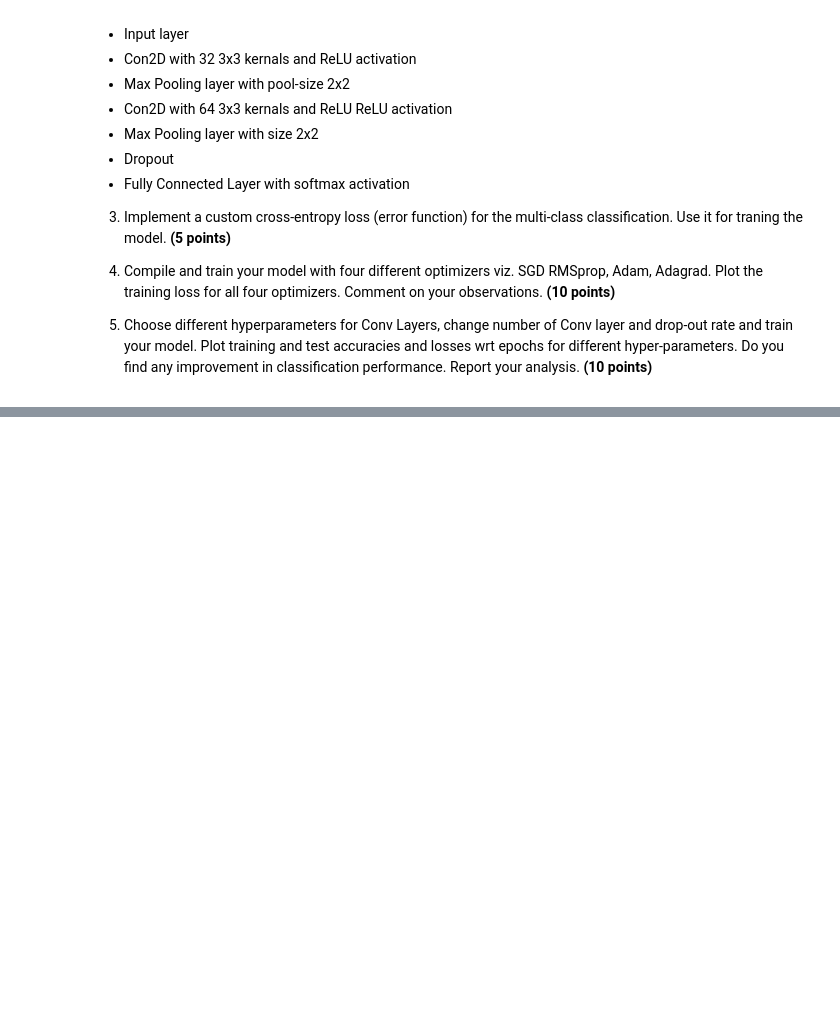
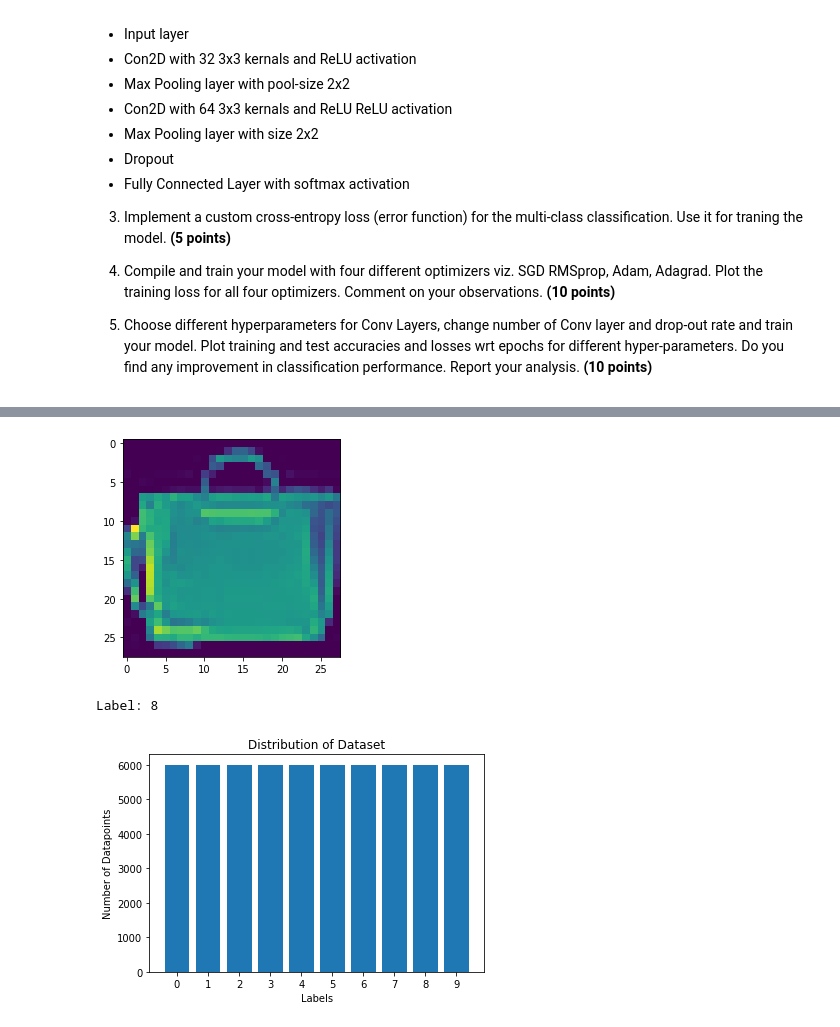
Before and after one commit to sagalpreet/Machine-Learning-CS503, a Jupyter notebook: assignment-3/SAGALPREET_SINGH_CS_503_ML_(2022)_Lab3.ipynb, the cells around one changed output, grey strips where cells are left out. Drawn from its saved outputs; the diff is of its cells as text; code cells hidden in the pictures; blank space fills up the shorter version.

```diff
--- a/assignment-3/SAGALPREET_SINGH_CS_503_ML_(2022)_Lab3.ipynb
+++ b/assignment-3/SAGALPREET_SINGH_CS_503_ML_(2022)_Lab3.ipynb
@@ -484,0 +590,52 @@ fashion_data
+# %%
+#Dataset Exploration
+
+'''
+0: T-shirt/top
+1: Trouser
+2: Pullover
+3: Dress
+4: Coat
+5: Sandal
+6: Shirt
+7: Sneaker
+8: Bag
+9: Ankle boot
+
+'''
+
+from tensorflow.keras.utils import to_categorical
+
+(train_data, train_target), (validation_data, validation_target) = fashion_data
+
+# data point
+index = np.random.randint(0, len(train_data))
+im = plt.imshow(train_data[index])
+label = train_target[index]
+
+plt.show(im)
+print(f'Label: {label}')
+
+# distribution of dataset
+labels = list(set(train_target))
+x = []
+y = []
+for i in sorted(labels):
+    x.append(str(i))
+    y.append(list(train_target).count(i))
+
+plt.bar(x, y)
+plt.title("Distribution of Dataset")
+plt.xlabel("Labels")
+plt.ylabel("Number of Datapoints")
+plt.show()
+
+train_data = train_data.reshape((*train_data.shape, 1))
+validation_data = validation_data.reshape((*validation_data.shape, 1))
+
+train_target = to_categorical(train_target)
+validation_target = to_categorical(validation_target)
+# %% [output]
+[figure, added]
+Label: 8
+[figure, added]
```
Also changed, not shown: parts of 31 cells of this notebook.
